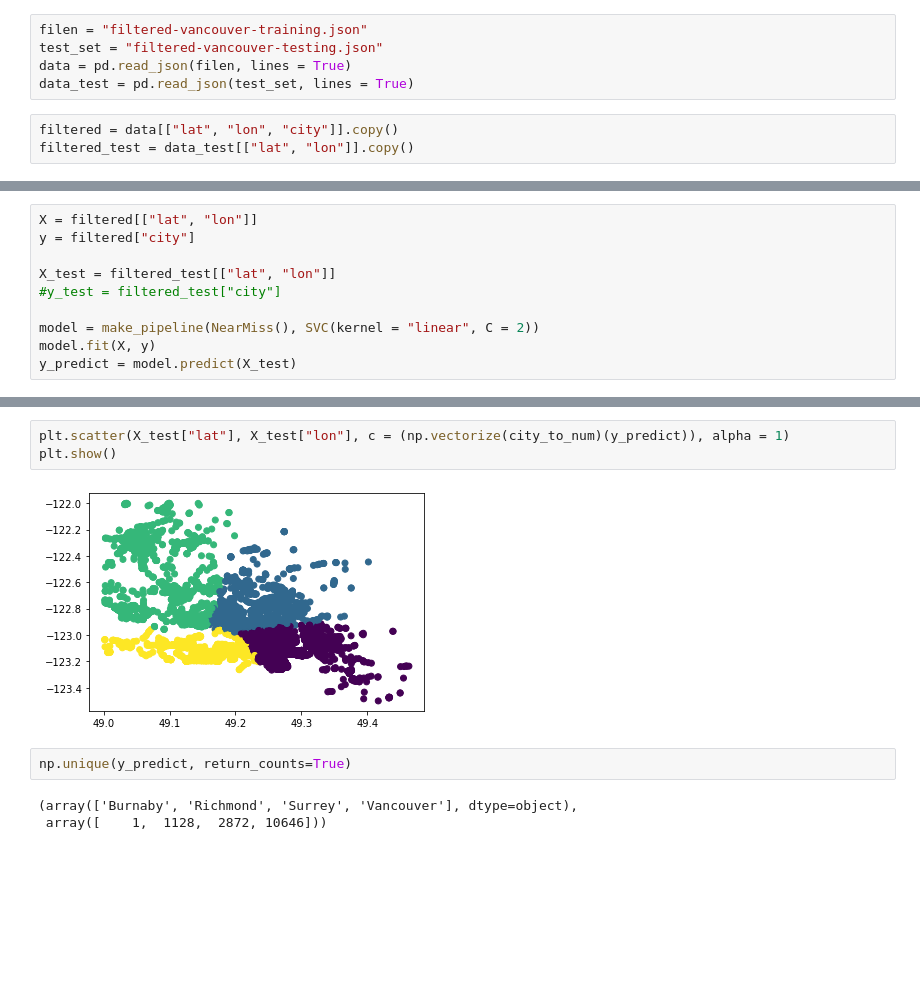
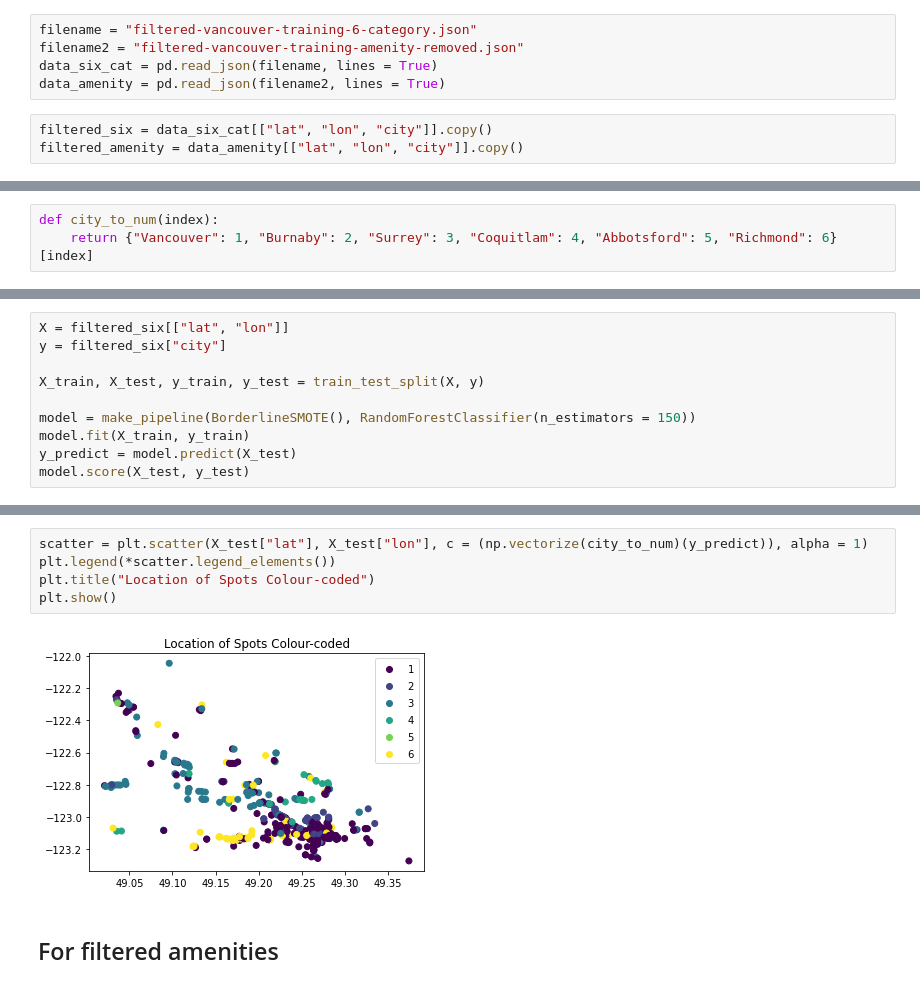
Before and after one commit to scotchontherocks31/cmpt-353-project, a Jupyter notebook: code/353model.ipynb, the cells around one changed output, grey strips where cells are left out. Cells and saved outputs as stored; diff of their text form; blank space fills up the shorter version.

Commit message:
Cleaned up code for model and added a couple graphs

```diff
--- a/code/353model.ipynb
+++ b/code/353model.ipynb
@@ -46,8 +35,8 @@ from imblearn.metrics import classification_report_imbalanced
 # %%
-filen = "filtered-vancouver-training.json"
-test_set = "filtered-vancouver-testing.json"
-data = pd.read_json(filen, lines = True)
-data_test = pd.read_json(test_set, lines = True)
+filename = "filtered-vancouver-training-6-category.json"
+filename2 = "filtered-vancouver-training-amenity-removed.json"
+data_six_cat = pd.read_json(filename, lines = True)
+data_amenity = pd.read_json(filename2, lines = True)
 # %%
-filtered = data[["lat", "lon", "city"]].copy()
-filtered_test = data_test[["lat", "lon"]].copy()
+filtered_six = data_six_cat[["lat", "lon", "city"]].copy()
+filtered_amenity = data_amenity[["lat", "lon", "city"]].copy()
@@ -71,0 +43,3 @@ filtered = filtered[(filtered["city"] == "Vancouver") | (filtered["city"] == "Bu
+# %%
+def city_to_num(index):
+    return {"Vancouver": 1, "Burnaby": 2, "Surrey": 3, "Coquitlam": 4, "Abbotsford": 5, "Richmond": 6}[index]
@@ -72,10 +48,10 @@ filtered = filtered[(filtered["city"] == "Vancouver") | (filtered["city"] == "Bu
 # %%
-X = filtered[["lat", "lon"]]
-y = filtered["city"]
+X = filtered_six[["lat", "lon"]]
+y = filtered_six["city"]
 
-X_test = filtered_test[["lat", "lon"]]
-#y_test = filtered_test["city"]
+X_train, X_test, y_train, y_test = train_test_split(X, y)
 
-model = make_pipeline(NearMiss(), SVC(kernel = "linear", C = 2))
-model.fit(X, y)
+model = make_pipeline(BorderlineSMOTE(), RandomForestClassifier(n_estimators = 150))
+model.fit(X_train, y_train)
 y_predict = model.predict(X_test)
+model.score(X_test, y_test)
@@ -97,10 +75,9 @@ array([0.36203523, 0.33072407, 0.30919765, 0.19411765, 0.16078431])
 # %%
-plt.scatter(X_test["lat"], X_test["lon"], c = (np.vectorize(city_to_num)(y_predict)), alpha = 1)
+scatter = plt.scatter(X_test["lat"], X_test["lon"], c = (np.vectorize(city_to_num)(y_predict)), alpha = 1)
+plt.legend(*scatter.legend_elements())
+plt.title("Location of Spots Colour-coded")
 plt.show()
 # %% [output]
-[figure, old version]
+[figure, new version]
-# %%
-np.unique(y_predict, return_counts=True)
-# %% [output]
-(array(['Burnaby', 'Richmond', 'Surrey', 'Vancouver'], dtype=object),
- array([    1,  1128,  2872, 10646]))
+# %% [markdown]
+## For filtered amenities
```
Also changed, not shown: parts of 20 cells of this notebook.
